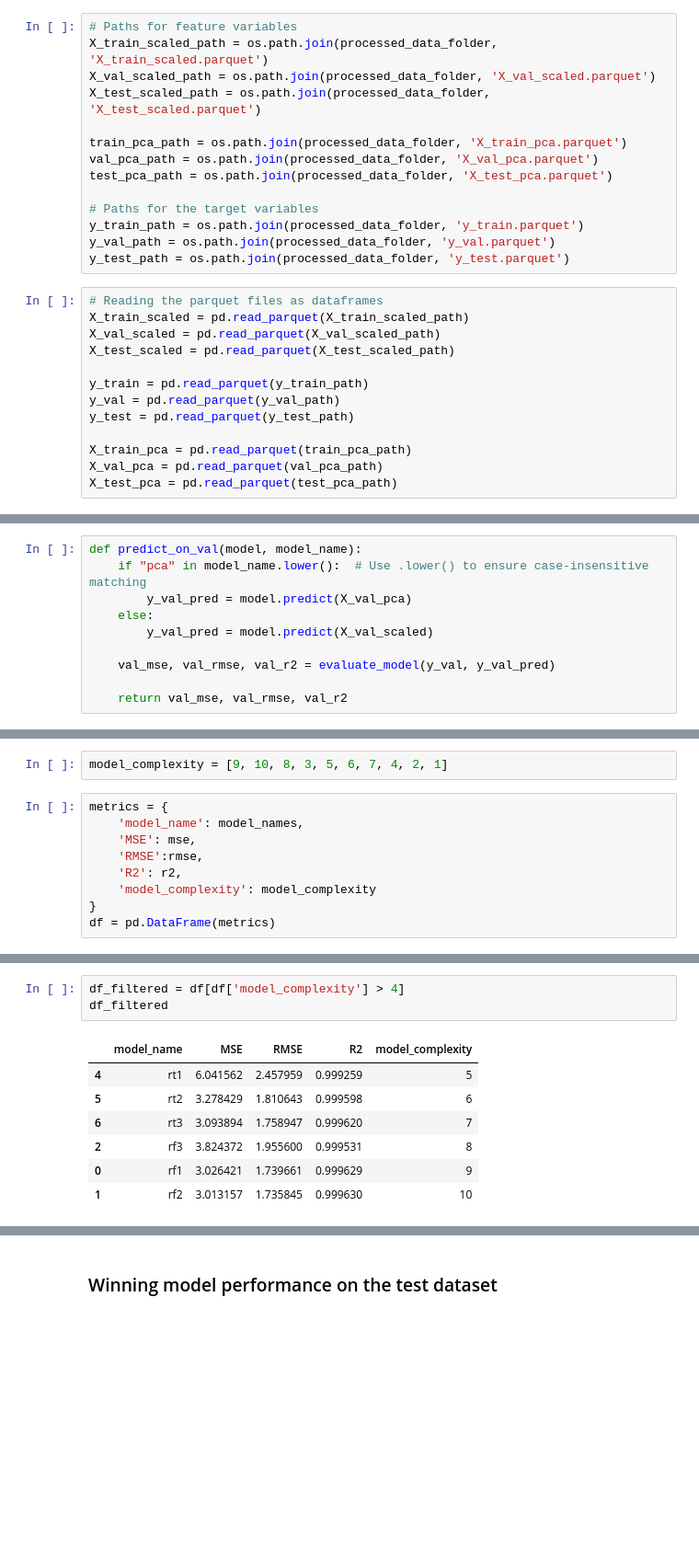
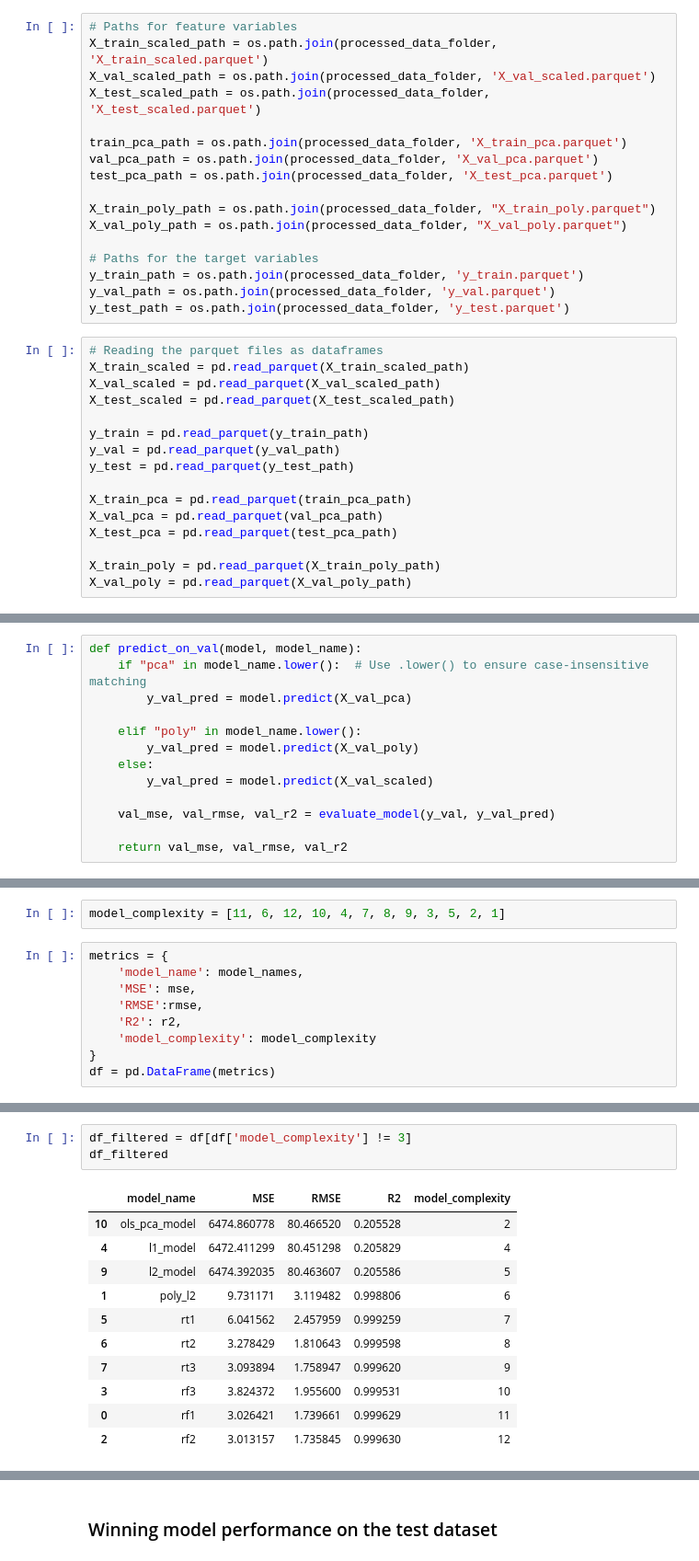
Before and after one commit to carrieyxia/ADAN8888.01_Fall_24_Applied_Analytics_Project, a Jupyter notebook: notebooks/week9_notebook.ipynb, the cells around one changed output, grey strips where cells are left out. Shown at 92% size. Cells and saved outputs as stored; diff of their text form; blank space fills up the shorter version.

```diff
--- a/notebooks/week9_notebook.ipynb
+++ b/notebooks/week9_notebook.ipynb
@@ -34,6 +34,9 @@ train_pca_path = os.path.join(processed_data_folder, 'X_train_pca.parquet')
 val_pca_path = os.path.join(processed_data_folder, 'X_val_pca.parquet')
 test_pca_path = os.path.join(processed_data_folder, 'X_test_pca.parquet')
 
+X_train_poly_path = os.path.join(processed_data_folder, "X_train_poly.parquet")
+X_val_poly_path = os.path.join(processed_data_folder, "X_val_poly.parquet")
+
 # Paths for the target variables
 y_train_path = os.path.join(processed_data_folder, 'y_train.parquet')
 y_val_path = os.path.join(processed_data_folder, 'y_val.parquet')
@@ -51,6 +54,9 @@ y_test = pd.read_parquet(y_test_path)
 X_train_pca = pd.read_parquet(train_pca_path)
 X_val_pca = pd.read_parquet(val_pca_path)
 X_test_pca = pd.read_parquet(test_pca_path)
+
+X_train_poly = pd.read_parquet(X_train_poly_path)
+X_val_poly = pd.read_parquet(X_val_poly_path)
 # %% [markdown]
 ### Load models
 # %%
@@ -81,6 +87,9 @@ def evaluate_model(y_true, y_pred):
 def predict_on_val(model, model_name):
     if "pca" in model_name.lower():  # Use .lower() to ensure case-insensitive matching
         y_val_pred = model.predict(X_val_pca)
+
+    elif "poly" in model_name.lower():
+        y_val_pred = model.predict(X_val_poly)
     else:
         y_val_pred = model.predict(X_val_scaled)
 
@@ -126,5 +138,5 @@ R2 List Length: 10
 # %%
-model_complexity = [9, 10, 8, 3, 5, 6, 7, 4, 2, 1]
+model_complexity = [11, 6, 12, 10, 4, 7, 8, 9, 3, 5, 2, 1]
 # %%
 metrics = {
     'model_name': model_names,
@@ -166,14 +178,18 @@ plt.show()
 # %%
-df_filtered = df[df['model_complexity'] > 4]
+df_filtered = df[df['model_complexity'] != 3]
 df_filtered
 # %% [output]
 |  | model_name | MSE | RMSE | R2 | model_complexity |
-| 4 | rt1 | 6.041562 | 2.457959 | 0.999259 | 5 |
-| 5 | rt2 | 3.278429 | 1.810643 | 0.999598 | 6 |
-| 6 | rt3 | 3.093894 | 1.758947 | 0.999620 | 7 |
-| 2 | rf3 | 3.824372 | 1.955600 | 0.999531 | 8 |
-| 0 | rf1 | 3.026421 | 1.739661 | 0.999629 | 9 |
-| 1 | rf2 | 3.013157 | 1.735845 | 0.999630 | 10 |
+| 10 | ols_pca_model | 6474.860778 | 80.466520 | 0.205528 | 2 |
+| 4 | l1_model | 6472.411299 | 80.451298 | 0.205829 | 4 |
+| 9 | l2_model | 6474.392035 | 80.463607 | 0.205586 | 5 |
+| 1 | poly_l2 | 9.731171 | 3.119482 | 0.998806 | 6 |
+| 5 | rt1 | 6.041562 | 2.457959 | 0.999259 | 7 |
+| 6 | rt2 | 3.278429 | 1.810643 | 0.999598 | 8 |
+| 7 | rt3 | 3.093894 | 1.758947 | 0.999620 | 9 |
+| 3 | rf3 | 3.824372 | 1.955600 | 0.999531 | 10 |
+| 0 | rf1 | 3.026421 | 1.739661 | 0.999629 | 11 |
+| 2 | rf2 | 3.013157 | 1.735845 | 0.999630 | 12 |
 # %%
 
 plt.figure(figsize=(10, 6))
```
Also changed, not shown: parts of 7 cells of this notebook.
